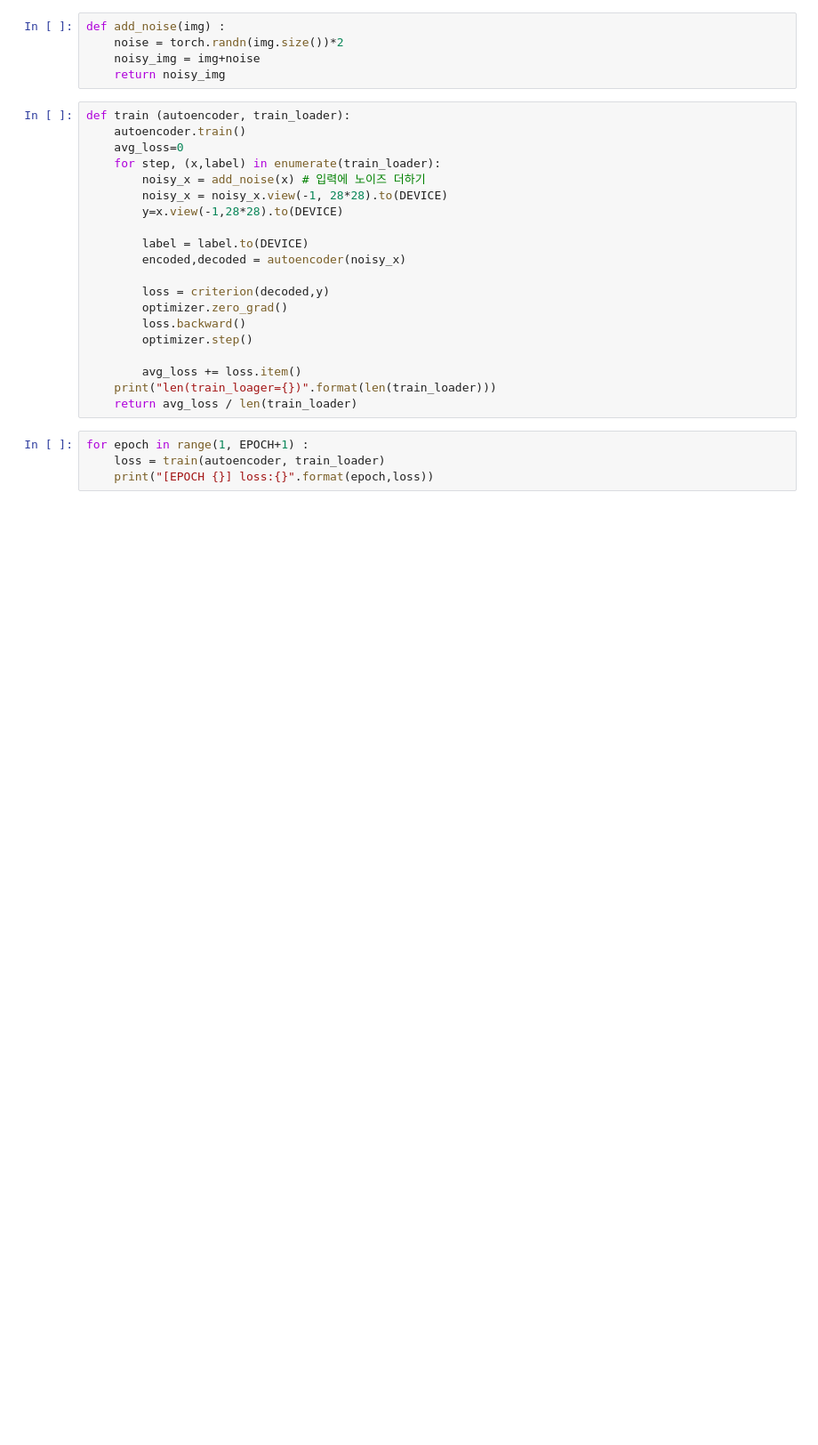
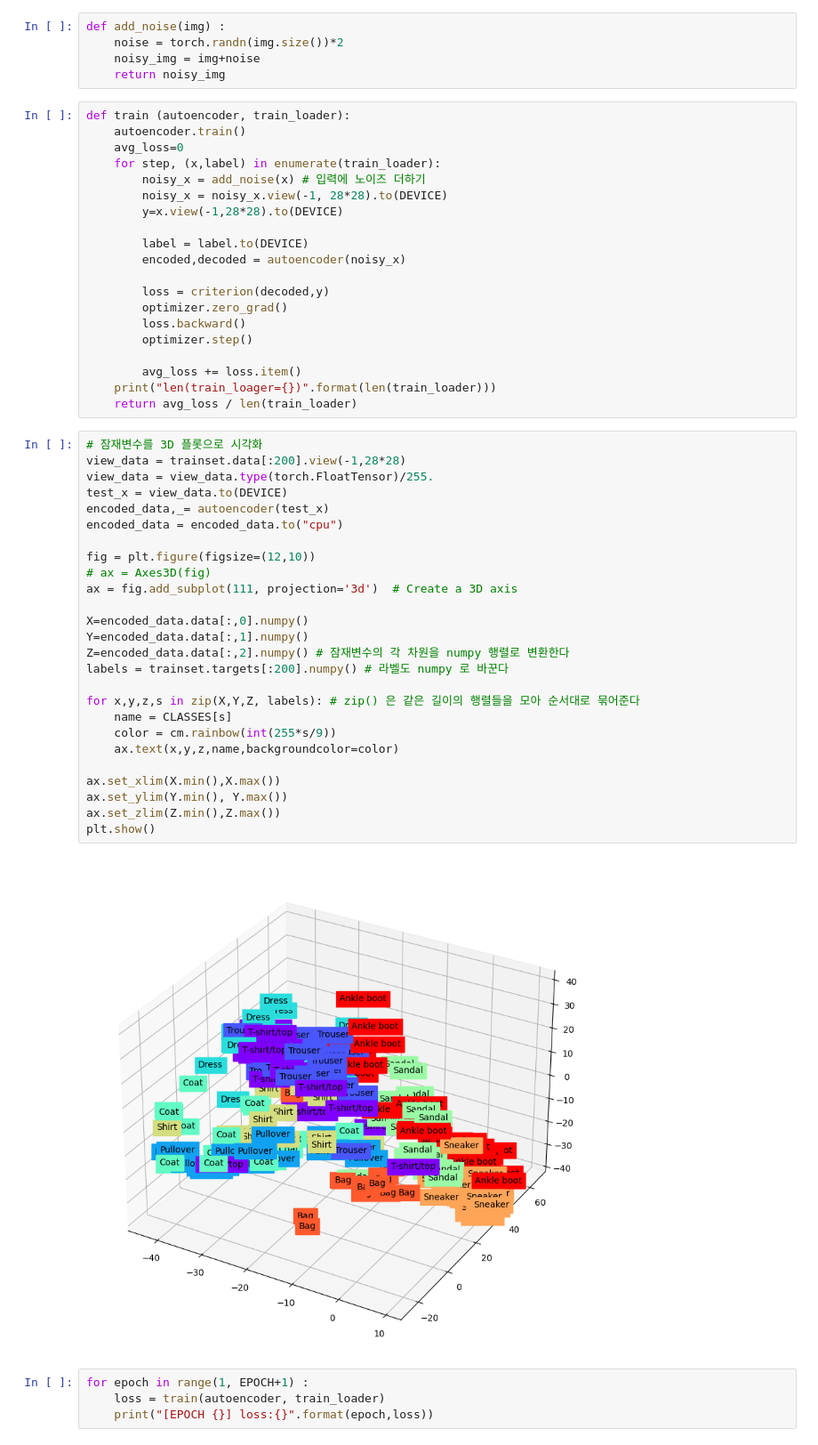
Before and after one commit to mons-trev/AI_implementation, a Jupyter notebook: AutoEncoder.ipynb, the cells around one changed output. Shown: that part at 89% size. Cells and saved outputs as stored; diff of their text form; blank space fills up the shorter version.

```diff
--- a/AutoEncoder.ipynb
+++ b/AutoEncoder.ipynb
@@ -204,6 +204,34 @@ def train (autoencoder, train_loader):
         avg_loss += loss.item()
     print("len(train_loager={})".format(len(train_loader)))
     return avg_loss / len(train_loader)
+# %%
+# 잠재변수를 3D 플롯으로 시각화
+view_data = trainset.data[:200].view(-1,28*28)
+view_data = view_data.type(torch.FloatTensor)/255.
+test_x = view_data.to(DEVICE)
+encoded_data,_= autoencoder(test_x)
+encoded_data = encoded_data.to("cpu")
+
+fig = plt.figure(figsize=(12,10))
+# ax = Axes3D(fig)
+ax = fig.add_subplot(111, projection='3d')  # Create a 3D axis
+
+X=encoded_data.data[:,0].numpy()
+Y=encoded_data.data[:,1].numpy()
+Z=encoded_data.data[:,2].numpy() # 잠재변수의 각 차원을 numpy 행렬로 변환한다
+labels = trainset.targets[:200].numpy() # 라벨도 numpy 로 바꾼다
+
+for x,y,z,s in zip(X,Y,Z, labels): # zip() 은 같은 길이의 행렬들을 모아 순서대로 묶어준다
+    name = CLASSES[s]
+    color = cm.rainbow(int(255*s/9))
+    ax.text(x,y,z,name,backgroundcolor=color)
+
+ax.set_xlim(X.min(),X.max())
+ax.set_ylim(Y.min(), Y.max())
+ax.set_zlim(Z.min(),Z.max())
+plt.show()
+# %% [output]
+[figure, added]
 # %%
 for epoch in range(1, EPOCH+1) :
     loss = train(autoencoder, train_loader)
```
